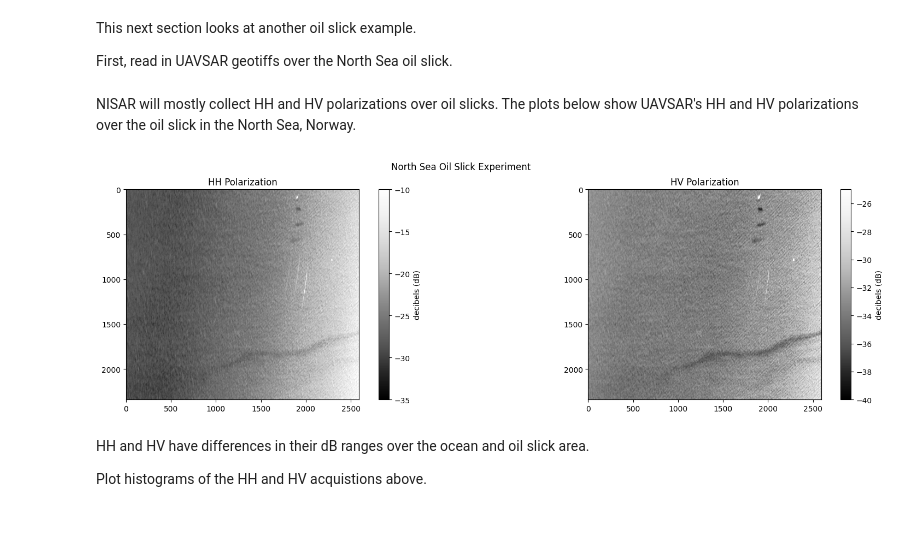
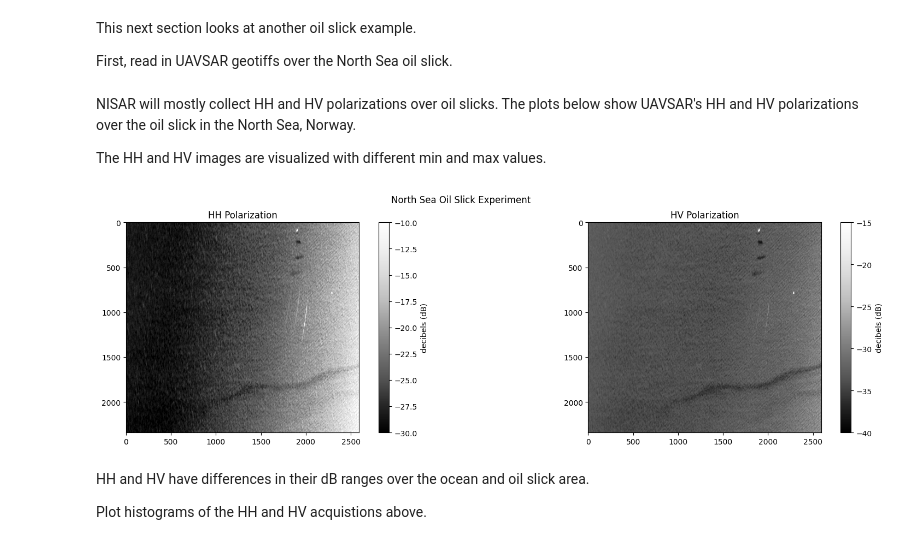
Before and after one commit to anniepeacock/DANSAR, a Jupyter notebook: nisar/Oil_Spill_NISAR.ipynb, the cells around one changed output. Drawn from its saved outputs; the diff is of its cells as text; code cells hidden in the pictures.

```diff
--- a/nisar/Oil_Spill_NISAR.ipynb
+++ b/nisar/Oil_Spill_NISAR.ipynb
@@ -190,23 +190,25 @@ norway_008_HH_db = convert_db(norway_008_HH)
 norway_014_HH_db = convert_db(norway_014_HH)
 # %% [markdown]
 NISAR will mostly collect HH and HV polarizations over oil slicks. The plots below show UAVSAR's HH and HV polarizations over the oil slick in the North Sea, Norway.
+
+The HH and HV images are visualized with different min and max values.
 # %%
 fig, ax = plt.subplots(1, 2, figsize=(20, 5))
 
 # Add general map title
 fig.suptitle("North Sea Oil Slick Experiment")
 
-HH_norway = ax[0].imshow(norway_000_HH_db, vmin=-35, vmax=-10, cmap="Greys_r")
+HH_norway = ax[0].imshow(norway_000_HH_db, vmin=-30, vmax=-10, cmap="Greys_r")
 ax[0].set_title('HH Polarization')
 cbar = fig.colorbar(HH_norway, ax=ax[0])
 cbar.set_label('decibels (dB)')
 
-HV_norway = ax[1].imshow(norway_000_HV_db, vmin=-40, vmax=-25, cmap="Greys_r")
+HV_norway = ax[1].imshow(norway_000_HV_db, vmin=-40, vmax=-15, cmap="Greys_r")
 ax[1].set_title('HV Polarization')
 cbar = fig.colorbar(HV_norway, ax=ax[1])
 cbar.set_label('decibels (dB)')
 # %% [output]
-[figure, old version]
+[figure, new version]
 # %% [markdown]
 
 HH and HV have differences in their dB ranges over the ocean and oil slick area.
```
